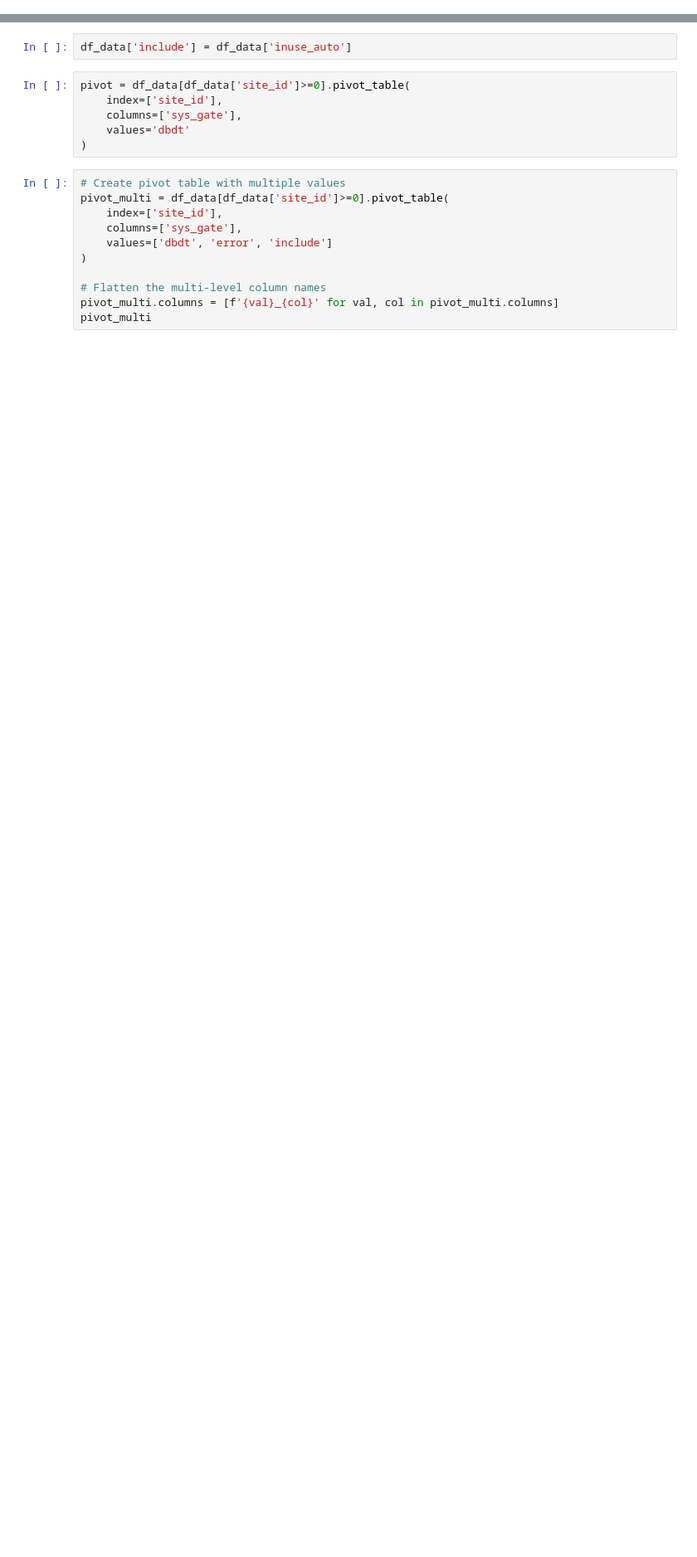
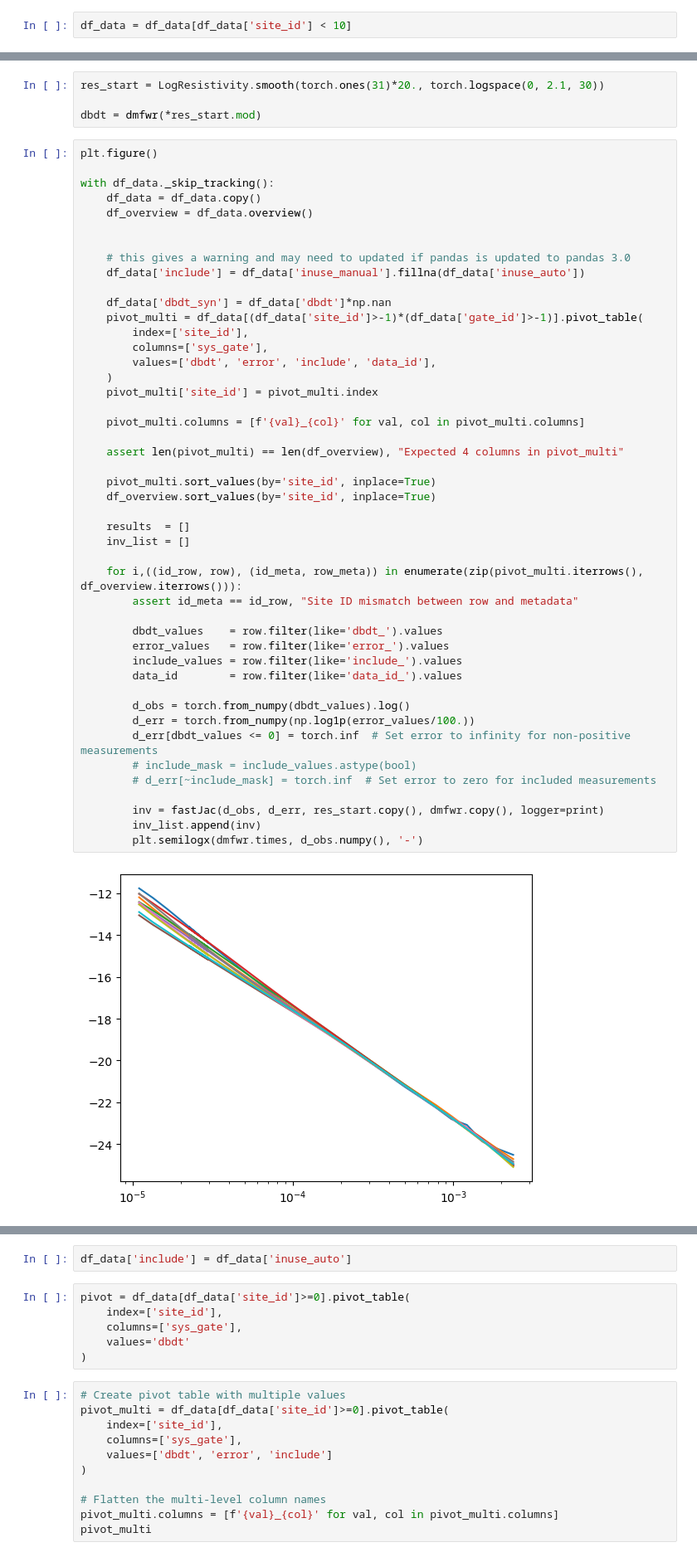
Before and after one commit to bob-b-b/sea-anemone, a Jupyter notebook: prototyping/inversion_results_diredawa.ipynb, the cells around one changed output, grey strips where cells are left out. Shown at 83% size. Cells and saved outputs as stored; diff of their text form; blank space fills up the shorter version.

```diff
--- a/prototyping/inversion_results_diredawa.ipynb
+++ b/prototyping/inversion_results_diredawa.ipynb
@@ -28,0 +11,2 @@ lm,hm = mega_sweeps
+# %%
+df_data = df_data[df_data['site_id'] < 10]
@@ -28,0 +35,52 @@ lm,hm = mega_sweeps
+# %%
+res_start = LogResistivity.smooth(torch.ones(31)*20., torch.logspace(0, 2.1, 30))
+
+dbdt = dmfwr(*res_start.mod)
+# %%
+plt.figure()
+
+with df_data._skip_tracking():
+    df_data = df_data.copy()
+    df_overview = df_data.overview()
+
+
+    # this gives a warning and may need to updated if pandas is updated to pandas 3.0
+    df_data['include'] = df_data['inuse_manual'].fillna(df_data['inuse_auto'])
+
+    df_data['dbdt_syn'] = df_data['dbdt']*np.nan
+    pivot_multi = df_data[(df_data['site_id']>-1)*(df_data['gate_id']>-1)].pivot_table(
+        index=['site_id'],
+        columns=['sys_gate'],
+        values=['dbdt', 'error', 'include', 'data_id'],
+    )
+    pivot_multi['site_id'] = pivot_multi.index
+
+    pivot_multi.columns = [f'{val}_{col}' for val, col in pivot_multi.columns]
+
+    assert len(pivot_multi) == len(df_overview), "Expected 4 columns in pivot_multi"
+
+    pivot_multi.sort_values(by='site_id', inplace=True)
+    df_overview.sort_values(by='site_id', inplace=True)
+
+    results  = []
+    inv_list = []
+
+    for i,((id_row, row), (id_meta, row_meta)) in enumerate(zip(pivot_multi.iterrows(), df_overview.iterrows())):
+        assert id_meta == id_row, "Site ID mismatch between row and metadata"
+
+        dbdt_values    = row.filter(like='dbdt_').values
+        error_values   = row.filter(like='error_').values
+        include_values = row.filter(like='include_').values
+        data_id        = row.filter(like='data_id_').values
+
+        d_obs = torch.from_numpy(dbdt_values).log()
+        d_err = torch.from_numpy(np.log1p(error_values/100.))
+        d_err[dbdt_values <= 0] = torch.inf  # Set error to infinity for non-positive measurements
+        # include_mask = include_values.astype(bool)
+        # d_err[~include_mask] = torch.inf  # Set error to zero for included measurements
+
+        inv = fastJac(d_obs, d_err, res_start.copy(), dmfwr.copy(), logger=print)
+        inv_list.append(inv)
+        plt.semilogx(dmfwr.times, d_obs.numpy(), '-')
+# %% [output]
+[figure, added]
```
Also changed, not shown: parts of 9 cells of this notebook, 9 other files.
